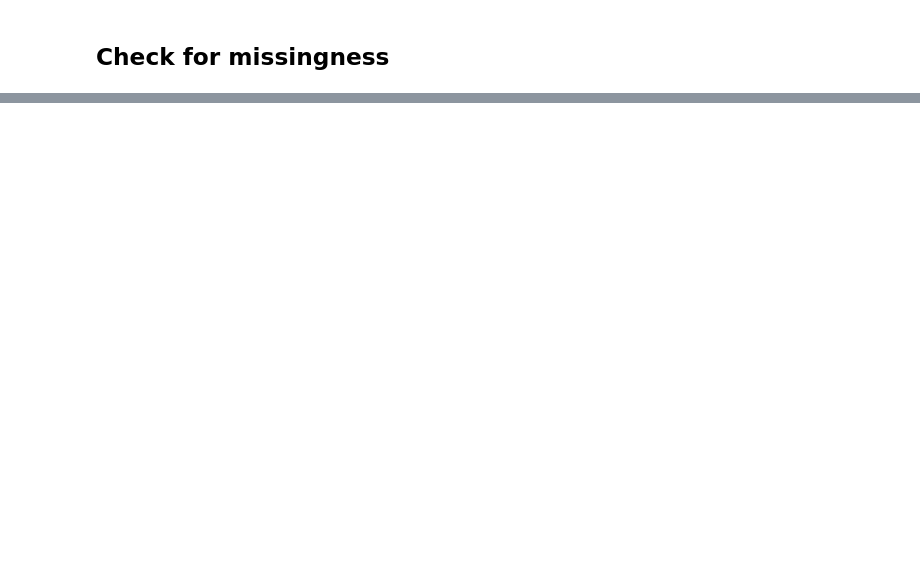
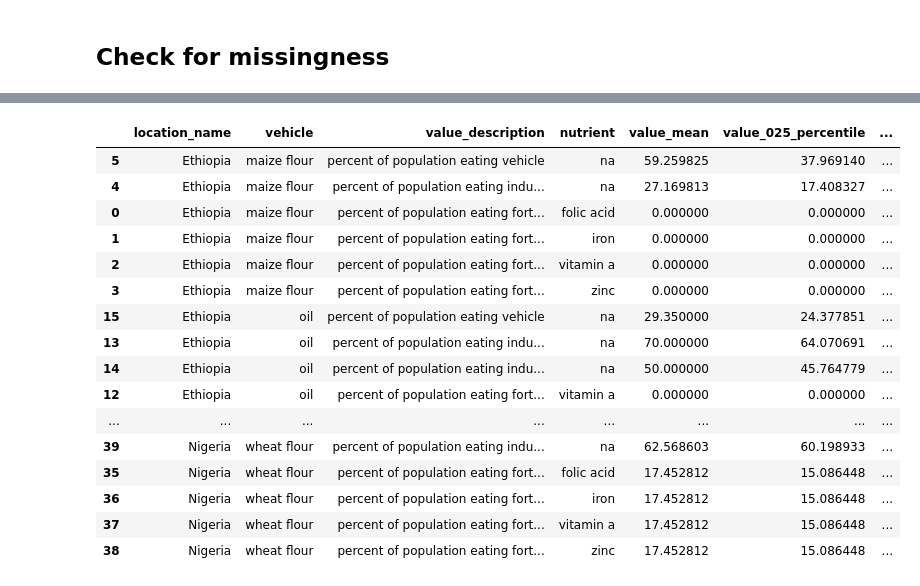
Before and after one commit to ihmeuw/vivarium_research_lsff, a Jupyter notebook: data_prep/pipeline/interim/2021_03_31_clean_population_coverage_data_tier1.ipynb, the cells around one changed output, grey strips where cells are left out. Drawn from its saved outputs; the diff is of its cells as text; code cells hidden in the pictures; blank space fills up the shorter version.

```diff
--- a/data_prep/pipeline/interim/2021_03_31_clean_population_coverage_data_tier1.ipynb
+++ b/data_prep/pipeline/interim/2021_03_31_clean_population_coverage_data_tier1.ipynb
@@ -352,0 +816,2 @@ check[check.value_mean.isna()]
+# %%
+need_reg = check.loc[check.value_mean.isna(),['value_description','vehicle','location_name','nutrient']]
@@ -352,0 +838,2 @@ check[check.value_mean.isna()]
+# %%
+need_reg = need_reg.merge(reg_estimates, on = ['value_description','vehicle','location_name','nutrient'], how = 'left')
@@ -352,0 +860,4 @@ check[check.value_mean.isna()]
+# %%
+all_data = all_data.append(need_reg)
+# %%
+all_data.value_mean = all_data.value_mean.astype(float)
@@ -436,2 +1019,22 @@ save_path_tmp = '/ihme/homes/beatrixh/repos/scratch/tier3_coverage_data_03_31_20
 output.to_csv(save_path_tmp, index = False)
+# %%
+output
+# %% [output]
+|  | location_name | vehicle | value_description | nutrient | value_mean | value_025_percentile | ... |
+| 5 | Ethiopia | maize flour | percent of population eating vehicle | na | 59.259825 | 37.969140 | ... |
+| 4 | Ethiopia | maize flour | percent of population eating indu... | na | 27.169813 | 17.408327 | ... |
+| 0 | Ethiopia | maize flour | percent of population eating fort... | folic acid | 0.000000 | 0.000000 | ... |
+| 1 | Ethiopia | maize flour | percent of population eating fort... | iron | 0.000000 | 0.000000 | ... |
+| 2 | Ethiopia | maize flour | percent of population eating fort... | vitamin a | 0.000000 | 0.000000 | ... |
+| 3 | Ethiopia | maize flour | percent of population eating fort... | zinc | 0.000000 | 0.000000 | ... |
+| 15 | Ethiopia | oil | percent of population eating vehicle | na | 29.350000 | 24.377851 | ... |
+| 13 | Ethiopia | oil | percent of population eating indu... | na | 70.000000 | 64.070691 | ... |
+| 14 | Ethiopia | oil | percent of population eating indu... | na | 50.000000 | 45.764779 | ... |
+| 12 | Ethiopia | oil | percent of population eating fort... | vitamin a | 0.000000 | 0.000000 | ... |
+| ... | ... | ... | ... | ... | ... | ... | ... |
+| 39 | Nigeria | wheat flour | percent of population eating indu... | na | 62.568603 | 60.198933 | ... |
+| 35 | Nigeria | wheat flour | percent of population eating fort... | folic acid | 17.452812 | 15.086448 | ... |
+| 36 | Nigeria | wheat flour | percent of population eating fort... | iron | 17.452812 | 15.086448 | ... |
+| 37 | Nigeria | wheat flour | percent of population eating fort... | vitamin a | 17.452812 | 15.086448 | ... |
+| 38 | Nigeria | wheat flour | percent of population eating fort... | zinc | 17.452812 | 15.086448 | ... |
 # %%
```
Also changed, not shown: parts of 122 cells of this notebook.
